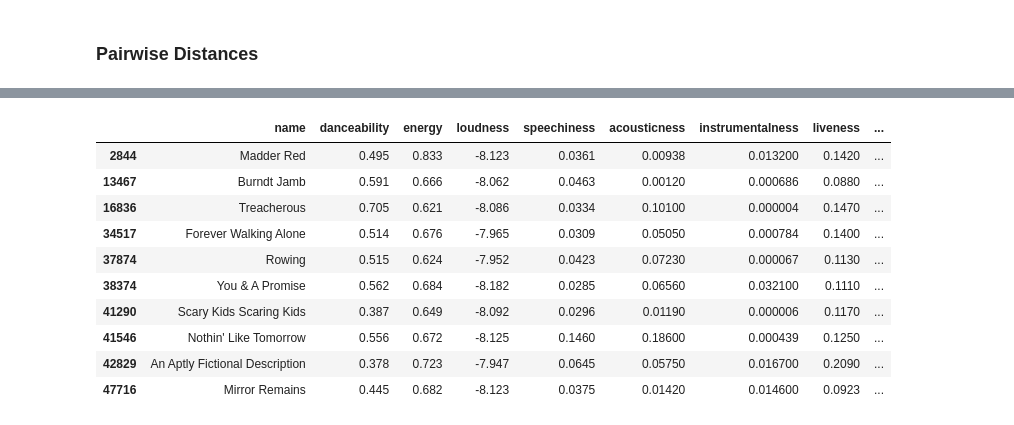
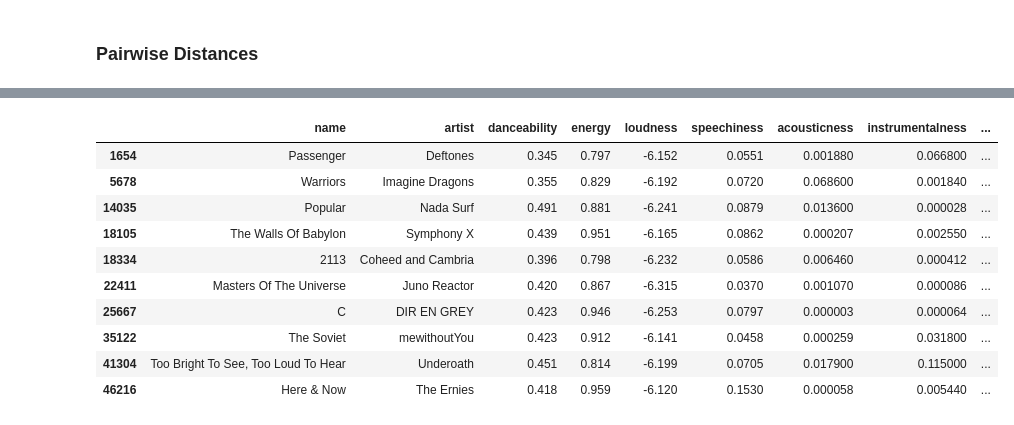
Before and after one commit to Ernesto2004/spotify-music-suggestion, a Jupyter notebook: mrs.ipynb, the cells around one changed output, grey strips where cells are left out. Cells and saved outputs as stored; diff of their text form; code cells hidden in the pictures.

```diff
--- a/mrs.ipynb
+++ b/mrs.ipynb
@@ -150,3 +250,8 @@ for i in range(len(x_test)):
     y_value = x_test[i][0]
     x_test[i].append(x_value)
     y_test[i].insert(0, y_value)
+
+x_test = np.array(x_test)
+x_test_file = x_test
+y_test = np.array(y_test)
+y_test_file = y_test
@@ -165,11 +273,11 @@ for user in range(np.ma.size(x_train, axis=0)):
             names_y_val.append(y_val[user, song, 0:3])
         except IndexError:
             continue
-        # try:
-        #     names_x_test.append(x_test[user, song, 0:3])
-        #     names_y_test.append(y_test[user, song, 0:3])
-        # except IndexError:
-        #     continue
+        try:
+            names_x_test.append(x_test[user, song, 0:3])
+            names_y_test.append(y_test[user, song, 0:3])
+        except IndexError:
+            continue
 
     ops_x_train.append(names_x_train)
     ops_y_train.append(names_y_train)
@@ -179,14 +287,14 @@ for user in range(np.ma.size(x_train, axis=0)):
     ops_y_val.append(names_y_val)
     if not names_x_test:
         continue
-    # ops_x_test.append(names_x_test)
-    # ops_y_test.append(names_y_test)
+    ops_x_test.append(names_x_test)
+    ops_y_test.append(names_y_test)
 x_train = x_train[:, :, 3:].astype(np.float64)
 y_train = y_train[:, :, 3:].astype(np.float64)
 x_val = x_val[:, :, 3:].astype(np.float64)
 y_val = y_val[:, :, 3:].astype(np.float64)
-# x_test = x_test[:, :, 3:].astype(np.float64)
-# y_test = y_test[:, :, 3:].astype(np.float64)
+x_test = x_test[:, :, 3:].astype(np.float64)
+y_test = y_test[:, :, 3:].astype(np.float64)
 # %% [markdown]
 ### Define the Model
 # %%
@@ -228,14 +335,13 @@ np.save("misc/y_test", y_test)
 # %% [markdown]
 ### Run RNN
 # %%
-# print('Selecting a random index in our test dataset: ')
-# # random_index = random.randint(0,len(x_test)-1)
-# random_index = 2
-# print(random_index)
+print('Selecting a random index in our test dataset: ')
+random_index = random.randint(0,len(x_test)-1)
+print(random_index)
 
-# print('Input: ')
-# print(x_test[random_index])
+print('Input: ')
+print(x_test[random_index])
 
-# print('\n','Output: ')
-# predicted = predict_sample(x_test[random_index], mae_optimized_model_adam)
-# print(predicted)
+print('\n','Output: ')
+predicted = predict_sample(x_test[random_index], mae_optimized_model_adam)
+print(predicted)
@@ -316,4 +473,4 @@ def get_candidates(original_playlist, index, p_songs):
 
     return candidates, rnn_track_ids, cutoff
 
-# candidates, rnn_track_ids, cutoff = get_candidates(ops_x_test, random_index, potential_songs_data)
+candidates, rnn_track_ids, cutoff = get_candidates(ops_x_test, random_index, potential_songs_data)
@@ -427,23 +586,23 @@ og_songs.head(19)
 # %%
 def trim_recs(rec_songs):
-    rec_songs = rec_songs.loc[:, ['name', 'danceability', 'energy', 'loudness', 'speechiness', 'acousticness', 'instrumentalness',
+    rec_songs = rec_songs.loc[:, ['name', 'artist', 'danceability', 'energy', 'loudness', 'speechiness', 'acousticness', 'instrumentalness',
                                     'liveness', 'valence']]
     return rec_songs
 
 rec_songs = trim_recs(rec_songs)
 rec_songs.head(10)
 # %% [output]
-|  | name | danceability | energy | loudness | speechiness | acousticness | instrumentalness | liveness | ... |
-| 2844 | Madder Red | 0.495 | 0.833 | -8.123 | 0.0361 | 0.00938 | 0.013200 | 0.1420 | ... |
-| 13467 | Burndt Jamb | 0.591 | 0.666 | -8.062 | 0.0463 | 0.00120 | 0.000686 | 0.0880 | ... |
-| 16836 | Treacherous | 0.705 | 0.621 | -8.086 | 0.0334 | 0.10100 | 0.000004 | 0.1470 | ... |
-| 34517 | Forever Walking Alone | 0.514 | 0.676 | -7.965 | 0.0309 | 0.05050 | 0.000784 | 0.1400 | ... |
-| 37874 | Rowing | 0.515 | 0.624 | -7.952 | 0.0423 | 0.07230 | 0.000067 | 0.1130 | ... |
-| 38374 | You & A Promise | 0.562 | 0.684 | -8.182 | 0.0285 | 0.06560 | 0.032100 | 0.1110 | ... |
-| 41290 | Scary Kids Scaring Kids | 0.387 | 0.649 | -8.092 | 0.0296 | 0.01190 | 0.000006 | 0.1170 | ... |
-| 41546 | Nothin' Like Tomorrow | 0.556 | 0.672 | -8.125 | 0.1460 | 0.18600 | 0.000439 | 0.1250 | ... |
-| 42829 | An Aptly Fictional Description | 0.378 | 0.723 | -7.947 | 0.0645 | 0.05750 | 0.016700 | 0.2090 | ... |
-| 47716 | Mirror Remains | 0.445 | 0.682 | -8.123 | 0.0375 | 0.01420 | 0.014600 | 0.0923 | ... |
+|  | name | artist | danceability | energy | loudness | speechiness | acousticness | instrumentalness | ... |
+| 1654 | Passenger | Deftones | 0.345 | 0.797 | -6.152 | 0.0551 | 0.001880 | 0.066800 | ... |
+| 5678 | Warriors | Imagine Dragons | 0.355 | 0.829 | -6.192 | 0.0720 | 0.068600 | 0.001840 | ... |
+| 14035 | Popular | Nada Surf | 0.491 | 0.881 | -6.241 | 0.0879 | 0.013600 | 0.000028 | ... |
+| 18105 | The Walls Of Babylon | Symphony X | 0.439 | 0.951 | -6.165 | 0.0862 | 0.000207 | 0.002550 | ... |
+| 18334 | 2113 | Coheed and Cambria | 0.396 | 0.798 | -6.232 | 0.0586 | 0.006460 | 0.000412 | ... |
+| 22411 | Masters Of The Universe | Juno Reactor | 0.420 | 0.867 | -6.315 | 0.0370 | 0.001070 | 0.000086 | ... |
+| 25667 | C | DIR EN GREY | 0.423 | 0.946 | -6.253 | 0.0797 | 0.000003 | 0.000064 | ... |
+| 35122 | The Soviet | mewithoutYou | 0.423 | 0.912 | -6.141 | 0.0458 | 0.000259 | 0.031800 | ... |
+| 41304 | Too Bright To See, Too Loud To Hear | Underoath | 0.451 | 0.814 | -6.199 | 0.0705 | 0.017900 | 0.115000 | ... |
+| 46216 | Here & Now | The Ernies | 0.418 | 0.959 | -6.120 | 0.1530 | 0.000058 | 0.005440 | ... |
 # %%
 def pipeline_helper(data, p_vector, n, lyrics_e, song_data):
     frame = get_distances(data, p_vector)
```
Also changed, not shown: parts of 34 cells of this notebook, 1 other file.
